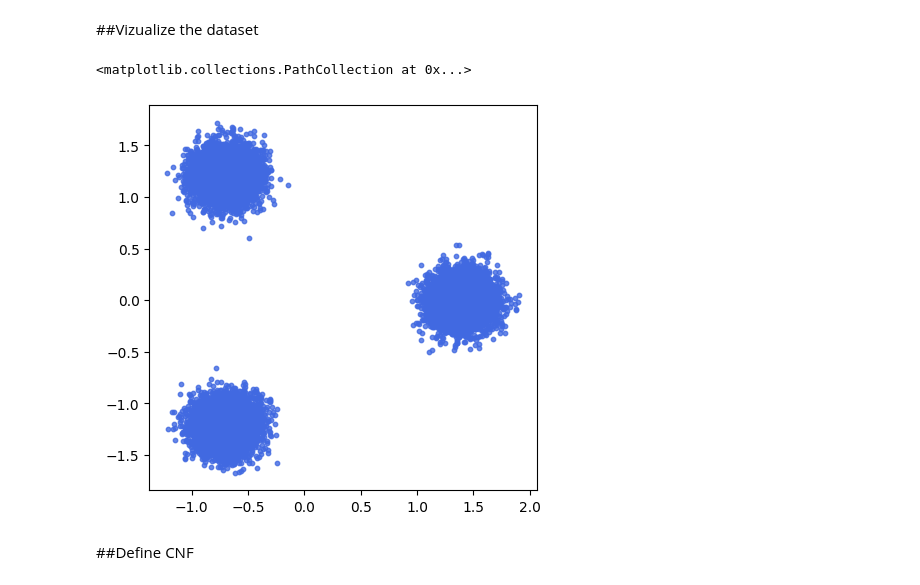
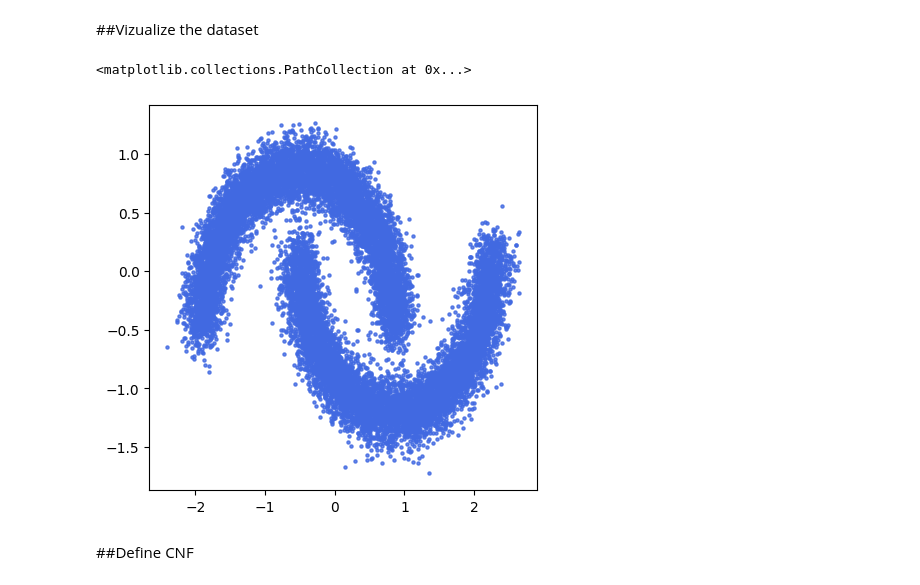
Before and after one commit to kelangray/Neural-ODEs, a Jupyter notebook: cnfs.ipynb, the cells around one changed output. Cells and saved outputs as stored; diff of their text form; code cells hidden in the pictures.

Commit message:
Two moons example

```diff
--- a/cnfs.ipynb
+++ b/cnfs.ipynb
@@ -77,18 +77,17 @@ To solve the neural ODEs above, we use the Torchdyn library:
 # %% [markdown]
 ##Vizualize the dataset
 # %%
-data = ToyDataset()
+from sklearn.datasets import make_moons
 n_samples = 1 << 14
-n_gaussians = 3
 
-X, yn = data.generate(n_samples // n_gaussians, 'gaussians', n_gaussians=3, std_gaussians=0.5, radius=5, dim=2)
+X, yn = make_moons(n_samples=1 << 14, noise=0.1)
 X = (X - X.mean())/X.std()
 
 plt.figure(figsize=(5, 5))
-plt.scatter(X[:,0], X[:,1], c='royalblue', s=10, alpha=0.8)
+plt.scatter(X[:,0], X[:,1], c='royalblue',s=5, alpha=0.8)
 # %% [output]
 <matplotlib.collections.PathCollection at 0x...>
-[figure, old version]
+[figure, new version]
 # %%
 import torch
 import torch.utils.data as data
```
Also changed, not shown: parts of 9 cells of this notebook.
